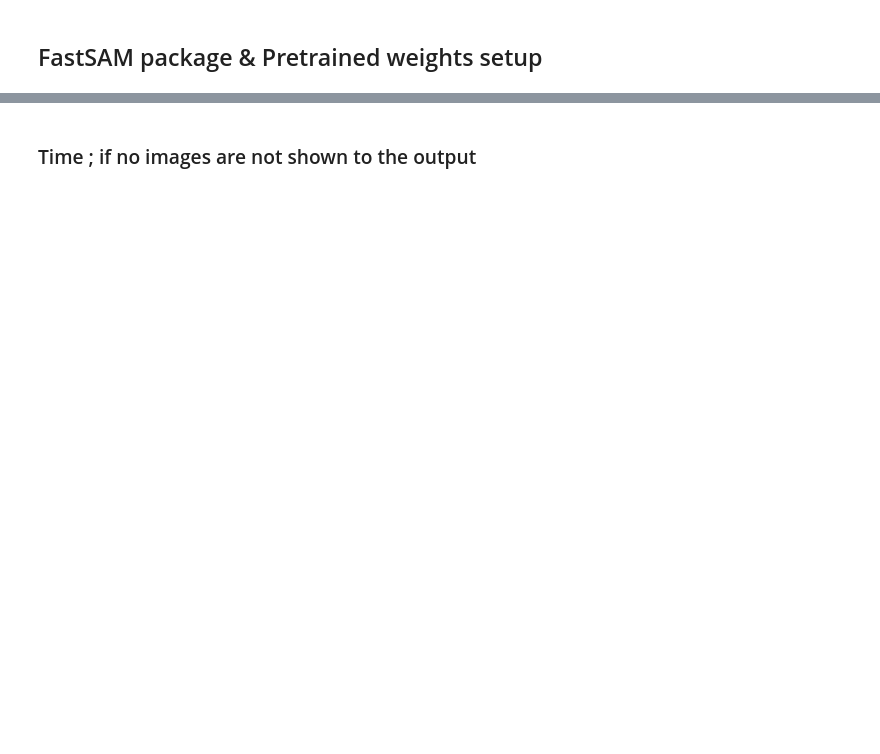
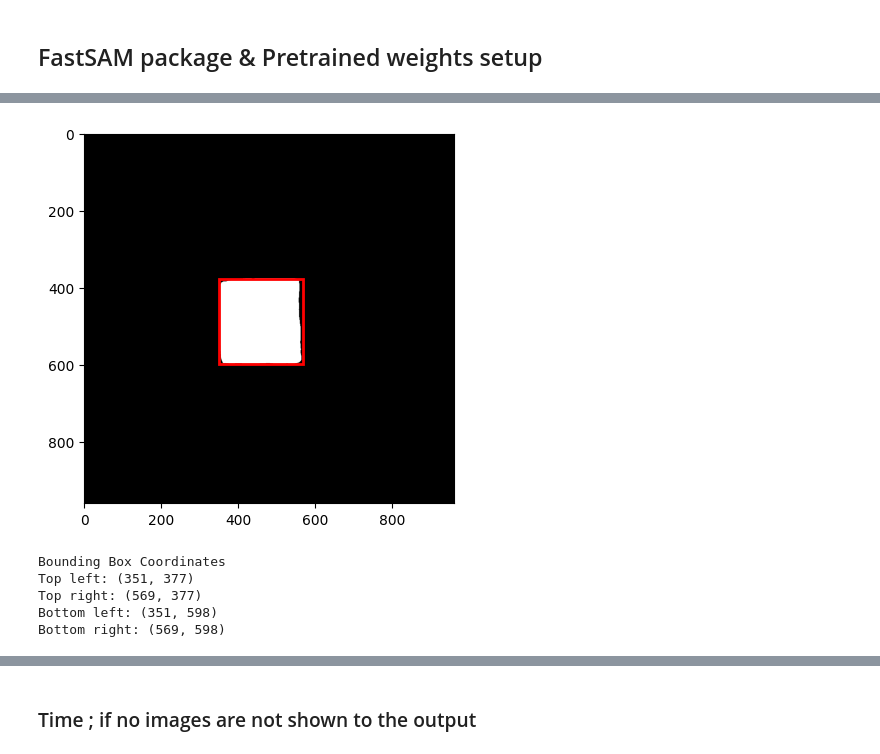
Before and after one commit to mora-bprs/SAM-model, a Jupyter notebook: fastSAM.ipynb, the cells around one changed output, grey strips where cells are left out. Saved outputs shown, nothing was run; the diff lists cells and outputs as text; code cells hidden in the pictures; blank space fills up the shorter version.

```diff
--- a/fastSAM.ipynb
+++ b/fastSAM.ipynb
@@ -582,0 +457,17 @@ print(f"Time taken for operation : {time_list[-1]}")
+# %%
+wild_guess = randint(0, len(img_arr) - 1)
+sample_image = img_arr[wild_guess]
+sample_mask = fastsam_maskgen(1, sample_image)
+DETAILED_LOGS = True
+if DETAILED_LOGS:
+    print(f"Random Image: {wild_guess}")
+    print(f"Image Array Element Type: {type(sample_image)}")
+    print(f"Image Array Element Shape: {sample_image.shape}")
+    print(f"Sample Mask Type: {type(sample_mask)}")
+    print(f"Sample Mask Shape: {sample_mask.shape}")
+
+
+# TODO: check whether below is needed
+# ? The mask and the image are not in the correct matching dimensions. We have to map this one.
+# reshaped_mask = np.transpose(sample_mask, (1, 2, 0))
+# reshaped_mask.shape
@@ -582,0 +482,62 @@ print(f"Time taken for operation : {time_list[-1]}")
+# %%
+def plot_square(mask):
+    # find the indices where the mask is true
+    true_indices = np.argwhere(mask)
+    # get the bounding box of the true region
+    top_l = np.min(true_indices, axis=0)
+    bot_r = np.max(true_indices, axis=0)
+    # calculate the width and height of the bounding box
+    w = bot_r[1] - top_l[1]
+    h = bot_r[0] - top_l[0]
+
+    fig, ax = plt.subplots(1)
+    # plot the mask
+    ax.imshow(mask, cmap="gray")
+    # create a rectangle patch
+    rect = patches.Rectangle(
+        (top_l[1], top_l[0]), w, h, linewidth=2, edgecolor="r", facecolor="none"
+    )
+    # add the rectangle patch to the axis
+    ax.add_patch(rect)
+    plt.show()
+
+
+plot_square(sample_mask)
+# %% [output]
+[figure, added]
+# %%
+def get_bounding_box_coordinates(mask):
+    # find the indices where the mask is true
+    true_indices = np.argwhere(mask)
+
+    # get the bounding box of the true region
+    top_l = np.min(true_indices, axis=0)
+    bot_r = np.max(true_indices, axis=0)
+
+    # calculate the width and height of the bounding box
+    w = bot_r[1] - top_l[1]
+    h = bot_r[0] - top_l[0]
+
+    # calculate the coordinates of the corners
+    top_r = (top_l[1] + w, top_l[0])
+    bot_l = (top_l[1], top_l[0] + h)
+    bot_r = (top_l[1] + w, top_l[0] + h)
+    top_l = (top_r[0] - (bot_r[0] - bot_l[0]), (top_r[1] - bot_r[1]) + bot_l[1])
+
+    if DETAILED_LOGS:
+        print("Bounding Box Coordinates")
+        print("Top left:", top_l)
+        print("Top right:", top_r)
+        print("Bottom left:", bot_l)
+        print("Bottom right:", bot_r)
+
+    return [top_l, top_r, bot_l, bot_r]
+
+
+bound_coords = get_bounding_box_coordinates(sample_mask)
+# %% [output]
+Bounding Box Coordinates
+Top left: (351, 377)
+Top right: (569, 377)
+Bottom left: (351, 598)
+Bottom right: (569, 598)
```
Also changed, not shown: parts of 62 cells of this notebook, 1 other file.
